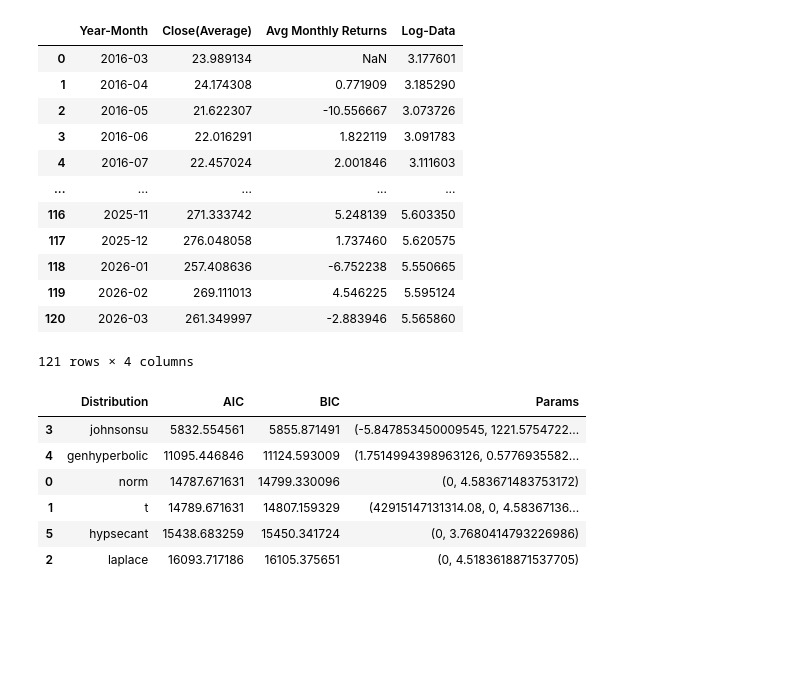
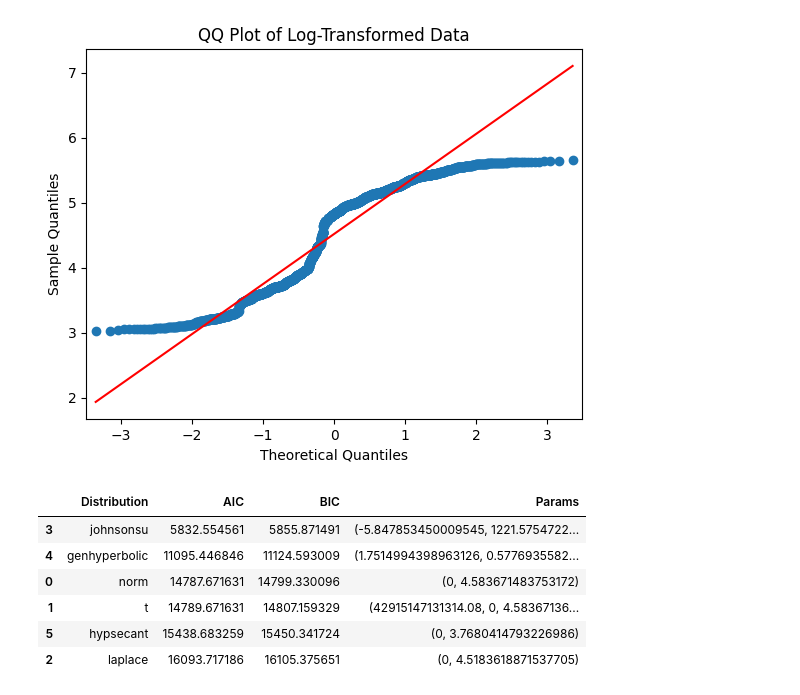
Before and after one commit to ashl-dai/-AAPL-Linear-Regression-, a Jupyter notebook: Linear Regression/lrNB.ipynb, the cells around one changed output. Saved outputs shown, nothing was run; the diff lists cells and outputs as text; code cells hidden in the pictures; blank space fills up the shorter version.

```diff
--- a/Linear Regression/lrNB.ipynb
+++ b/Linear Regression/lrNB.ipynb
@@ -1,29 +1,17 @@
 # %%
-from lrTotalClose import lnFit
+from lrTotalReturn import lnFit
 
 # To access from another folder
 import sys
 import os
 sys.path.append(os.path.abspath("../Data Cleaning"))
 from Plotting import lnPlot, plotLineFit
 
 lnPlot('..//Data/Log_Simple_Returns.csv', 'Log-Data')
 
-plotLineFit('..//Data/Simple_Returns.csv', 'Simple Returns')
+plotLineFit('..//Data/Log_Simple_Returns.csv', 'Simple Returns')
 # %% [output]
-|  | Year-Month | Close(Average) | Avg Monthly Returns | Log-Data |
-| 0 | 2016-03 | 23.989134 | NaN | 3.177601 |
-| 1 | 2016-04 | 24.174308 | 0.771909 | 3.185290 |
-| 2 | 2016-05 | 21.622307 | -10.556667 | 3.073726 |
-| 3 | 2016-06 | 22.016291 | 1.822119 | 3.091783 |
-| 4 | 2016-07 | 22.457024 | 2.001846 | 3.111603 |
-| ... | ... | ... | ... | ... |
-| 116 | 2025-11 | 271.333742 | 5.248139 | 5.603350 |
-| 117 | 2025-12 | 276.048058 | 1.737460 | 5.620575 |
-| 118 | 2026-01 | 257.408636 | -6.752238 | 5.550665 |
-| 119 | 2026-02 | 269.111013 | 4.546225 | 5.595124 |
-| 120 | 2026-03 | 261.349997 | -2.883946 | 5.565860 |
-121 rows × 4 columns
+[figure, added]
 # %%
 from lrTotalClose import modelQuality
 modelQuality('..//Data/Log_Simple_Returns.csv', 'Log-Data')
```
Also changed, not shown: 1 other file.
